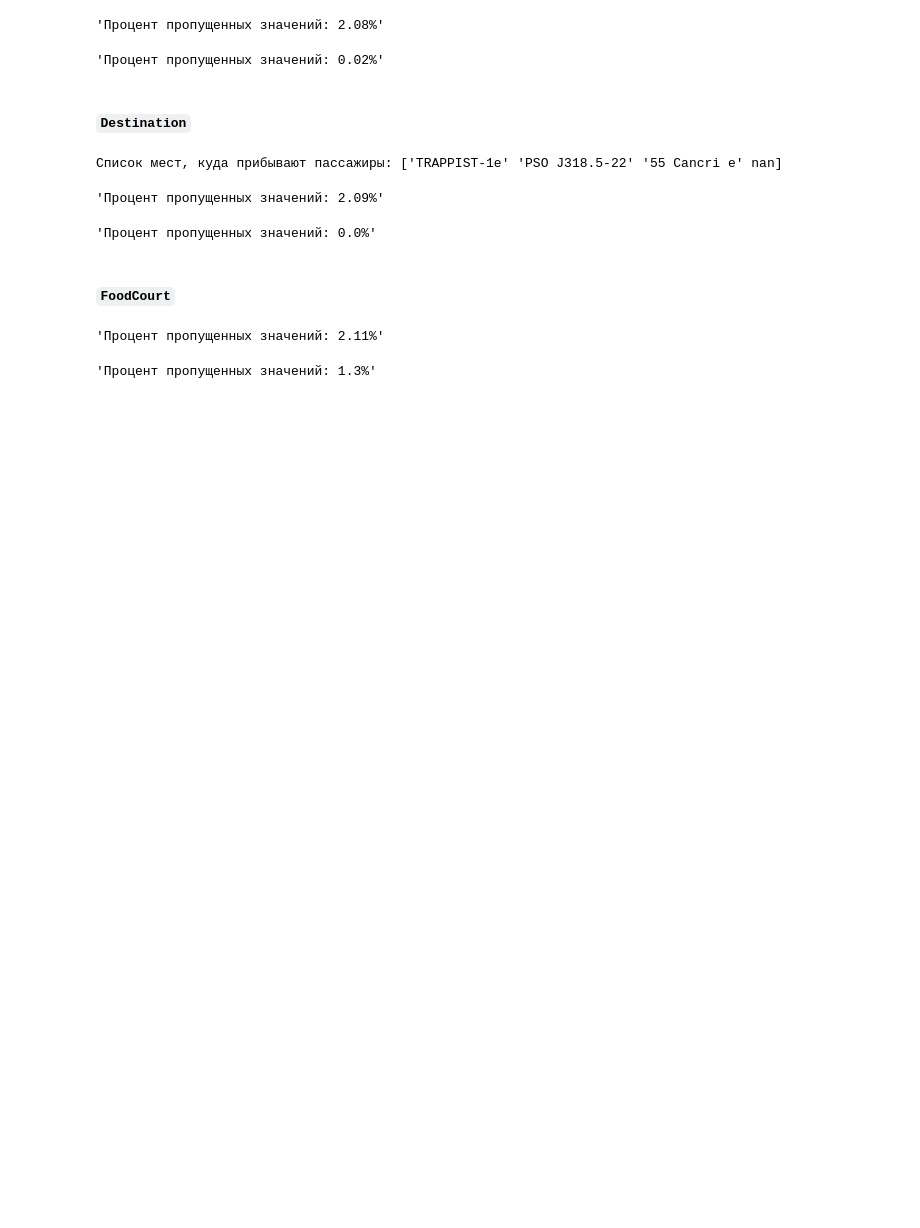
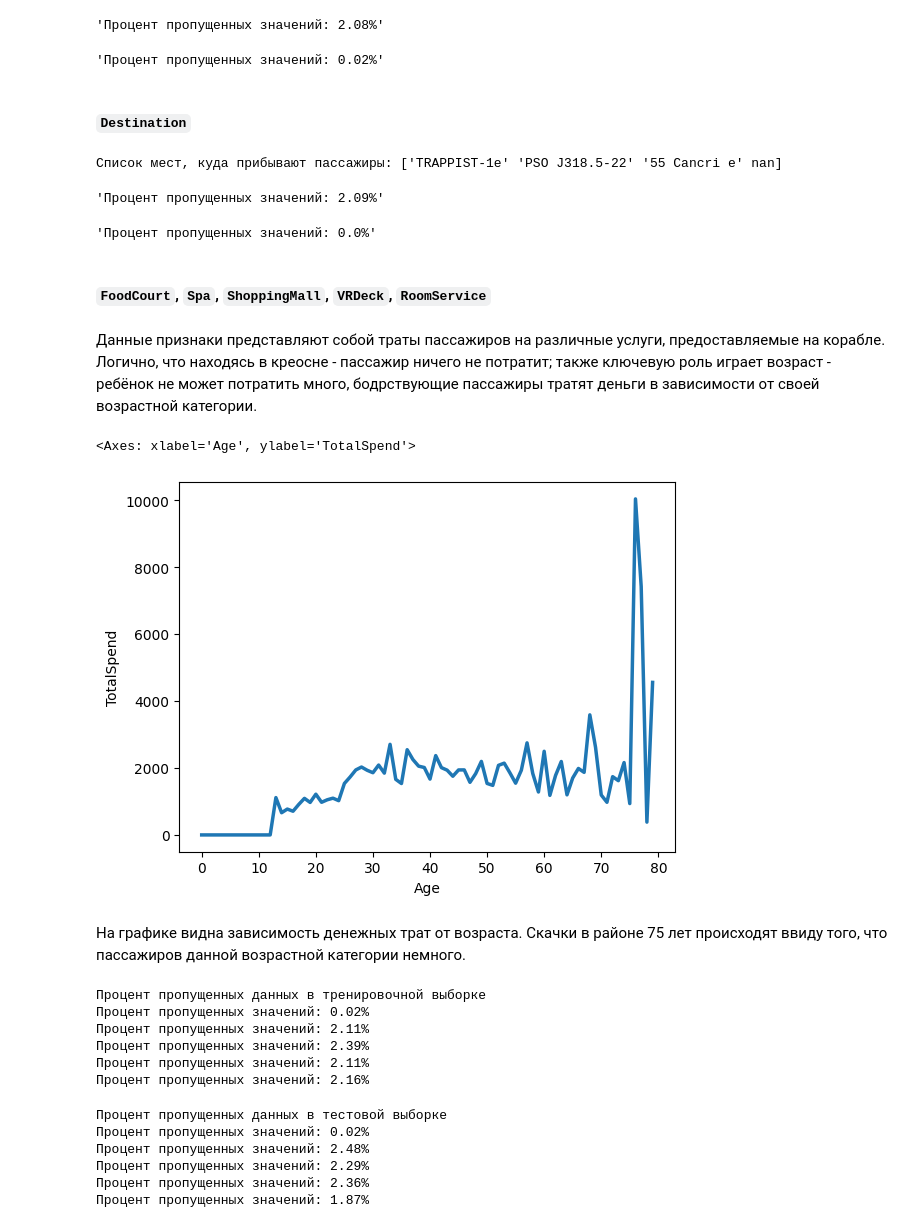
Before and after one commit to MoyMarMois/Spaceship-Titanic, a Jupyter notebook: Spaceship.ipynb, the cells around one changed output. Cells and saved outputs as stored; diff of their text form; code cells hidden in the pictures; blank space fills up the shorter version.

Commit message:
Features with waste of money

```diff
--- a/Spaceship.ipynb
+++ b/Spaceship.ipynb
@@ -135,7 +137,9 @@ plt.tight_layout()
 # %%
-features = ["RoomService", "FoodCourt", "ShoppingMall", "Spa", "VRDeck"]
+waste_money_columns = ["RoomService", "FoodCourt", "ShoppingMall", "Spa", "VRDeck"]
 
-for col in features:
+df_copy = df_train.copy()
+
+for col in waste_money_columns:
     df_train[col] = np.log1p(df_train[col])
     df_test[col] = np.log1p(df_test[col])
 # %%
@@ -247,8 +251,4 @@ percent_missing(df_train, "Destination")
 # %% [output]
 'Процент пропущенных значений: 0.0%'
 # %% [markdown]
-#### `FoodCourt`
+#### `FoodCourt`, `Spa`, `ShoppingMall`, `VRDeck`, `RoomService`
-# %%
-percent_missing(df_train, "FoodCourt")
-# %% [output]
-'Процент пропущенных значений: 2.11%'
@@ -258,7 +255,36 @@ for df in [df_train, df_test]:
+# %% [markdown]
+Данные признаки представляют собой траты пассажиров на различные услуги, предоставляемые на корабле. Логично, что находясь в креосне - пассажир ничего не потратит; также ключевую роль играет возраст - ребёнок не может потратить много, бодрствующие пассажиры тратят деньги в зависимости от своей возрастной категории.
+# %%
+df_copy["TotalSpend"] = df_copy[waste_money_columns].sum(axis=1)
+
+sns.lineplot(data=df_copy, x="Age", y="TotalSpend", estimator="mean", errorbar=None, lw=2.5)
+# %% [output]
+<Axes: xlabel='Age', ylabel='TotalSpend'>
+[figure, added]
+# %% [markdown]
+На графике видна зависимость денежных трат от возраста. Скачки в районе 75 лет происходят ввиду того, что пассажиров данной возрастной категории немного.
 # %%
-percent_missing(df_train, "FoodCourt")
+print("Процент пропущенных данных в тренировочной выборке")
+for col in waste_money_columns:
+    print(percent_missing(df_train, col))
 # %% [output]
-'Процент пропущенных значений: 1.3%'
+Процент пропущенных данных в тренировочной выборке
+Процент пропущенных значений: 0.02%
+Процент пропущенных значений: 2.11%
+Процент пропущенных значений: 2.39%
+Процент пропущенных значений: 2.11%
+Процент пропущенных значений: 2.16%
+# %%
+print("Процент пропущенных данных в тестовой выборке")
+for col in waste_money_columns:
+    print(percent_missing(df_test, col))
+# %% [output]
+Процент пропущенных данных в тестовой выборке
+Процент пропущенных значений: 0.02%
+Процент пропущенных значений: 2.48%
+Процент пропущенных значений: 2.29%
+Процент пропущенных значений: 2.36%
+Процент пропущенных значений: 1.87%
 # %%
 bins = [0, 12, 20, 30, 60, 80]
 labels = ["Child", "Teen", "Middle", "Adult", "Senior"]
```
Also changed, not shown: parts of 10 cells of this notebook.
